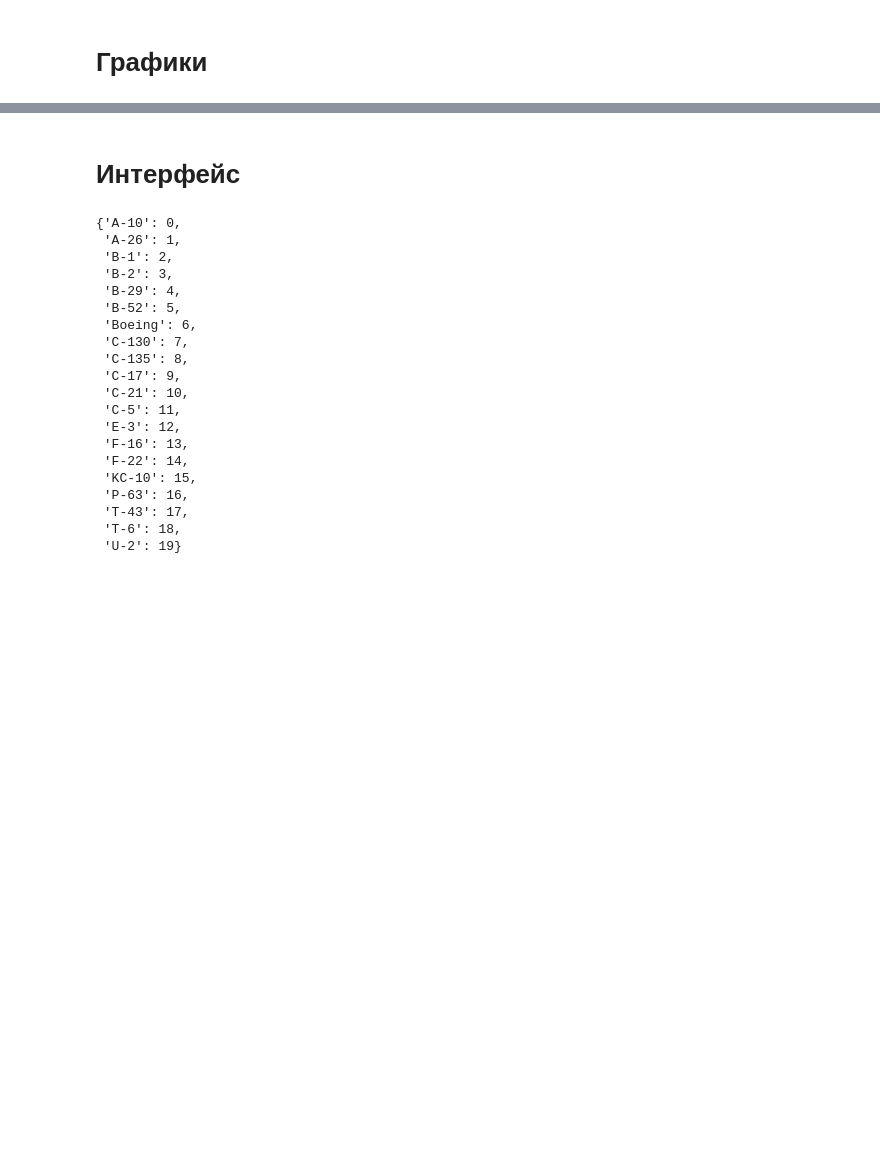
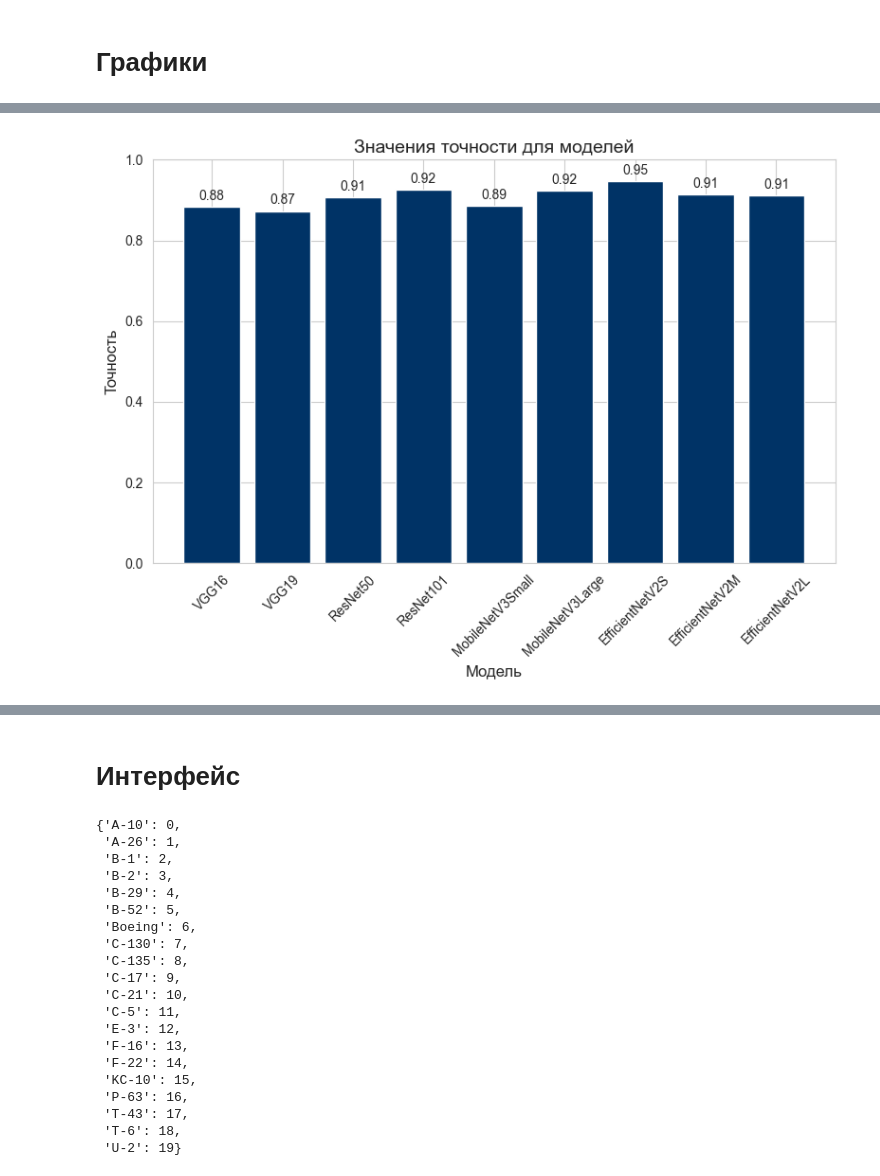
Before and after one commit to Envicta25/diplom, a Jupyter notebook: main.ipynb, the cells around one changed output, grey strips where cells are left out. Saved outputs shown, nothing was run; the diff lists cells and outputs as text; code cells hidden in the pictures; blank space fills up the shorter version.

```diff
--- a/main.ipynb
+++ b/main.ipynb
@@ -389,0 +420,91 @@ plt.show()
+# %%
+import pandas as pd
+import matplotlib.pyplot as plt
+import seaborn as sns
+
+# Загрузка данных из CSV файла
+df = pd.read_csv("evaluation_results.csv")
+
+# Настройка стиля Seaborn
+sns.set_style("whitegrid")
+
+# Определение приятного темно-синего цвета
+dark_blue = "#003366"
+
+# Функция для подписывания значений над столбцами
+def autolabel(rects, ax):
+    for rect in rects:
+        height = rect.get_height()
+        ax.annotate(f'{height:.2f}',
+                    xy=(rect.get_x() + rect.get_width() / 2, height),
+                    xytext=(0, 3),  # смещение по оси y
+                    textcoords="offset points",
+                    ha='center', va='bottom')
+
+# Построение barplot для Топ-1 точности с корректировкой оси y до 1
+plt.figure(figsize=(8, 6))
+ax = plt.gca()
+rects = plt.bar(df['Model'], df['Top-1 Accuracy'], color=dark_blue)
+plt.title("Значения точности для моделей", fontsize=14)
+plt.xlabel("Модель", fontsize=12)
+plt.ylabel("Точность", fontsize=12)
+plt.xticks(rotation=45, fontsize=10)
+plt.yticks(fontsize=10)
+plt.ylim(0, 1)  # чтобы сетка по оси y доходила до 1
+autolabel(rects, ax)
+plt.tight_layout()
+plt.show()
+
+# Построение barplot для Топ-2 точности
+plt.figure(figsize=(8, 6))
+ax = plt.gca()
+rects = plt.bar(df['Model'], df['Top-2 Accuracy'], color=dark_blue)
+plt.title("Топ-2 точность", fontsize=14)
+plt.xlabel("Модель", fontsize=12)
+plt.ylabel("Топ-2 точность", fontsize=12)
+plt.xticks(rotation=45, fontsize=10)
+plt.yticks(fontsize=10)
+autolabel(rects, ax)
+plt.tight_layout()
+plt.show()
+
+# Построение barplot для Топ-3 точности
+plt.figure(figsize=(8, 6))
+ax = plt.gca()
+rects = plt.bar(df['Model'], df['Top-3 Accuracy'], color=dark_blue)
+plt.title("Топ-3 точность", fontsize=14)
+plt.xlabel("Модель", fontsize=12)
+plt.ylabel("Топ-3 точность", fontsize=12)
+plt.xticks(rotation=45, fontsize=10)
+plt.yticks(fontsize=10)
+autolabel(rects, ax)
+plt.tight_layout()
+plt.show()
+
+# Построение barplot для функции потерь (Loss)
+plt.figure(figsize=(8, 6))
+ax = plt.gca()
+rects = plt.bar(df['Model'], df['Loss'], color=dark_blue)
+plt.title("Значения функции потерь для моделей", fontsize=14)
+plt.xlabel("Модель", fontsize=12)
+plt.ylabel("Значение функции потерь", fontsize=12)
+plt.xticks(rotation=45, fontsize=10)
+plt.yticks(fontsize=10)
+autolabel(rects, ax)
+plt.tight_layout()
+plt.show()
+
+# Построение barplot для среднего времени инференса
+plt.figure(figsize=(8, 6))
+ax = plt.gca()
+rects = plt.bar(df['Model'], df['Avg Inference Time (s)'], color=dark_blue)
+plt.title("Среднее время обработки одного изображения", fontsize=14)
+plt.xlabel("Модель", fontsize=12)
+plt.ylabel("Время (сек)", fontsize=12)
+plt.xticks(rotation=45, fontsize=10)
+plt.yticks(fontsize=10)
+autolabel(rects, ax)
+plt.tight_layout()
+plt.show()
+# %% [output]
+[figure, added]
```
Also changed, not shown: parts of 9 cells of this notebook, 2 other files.
